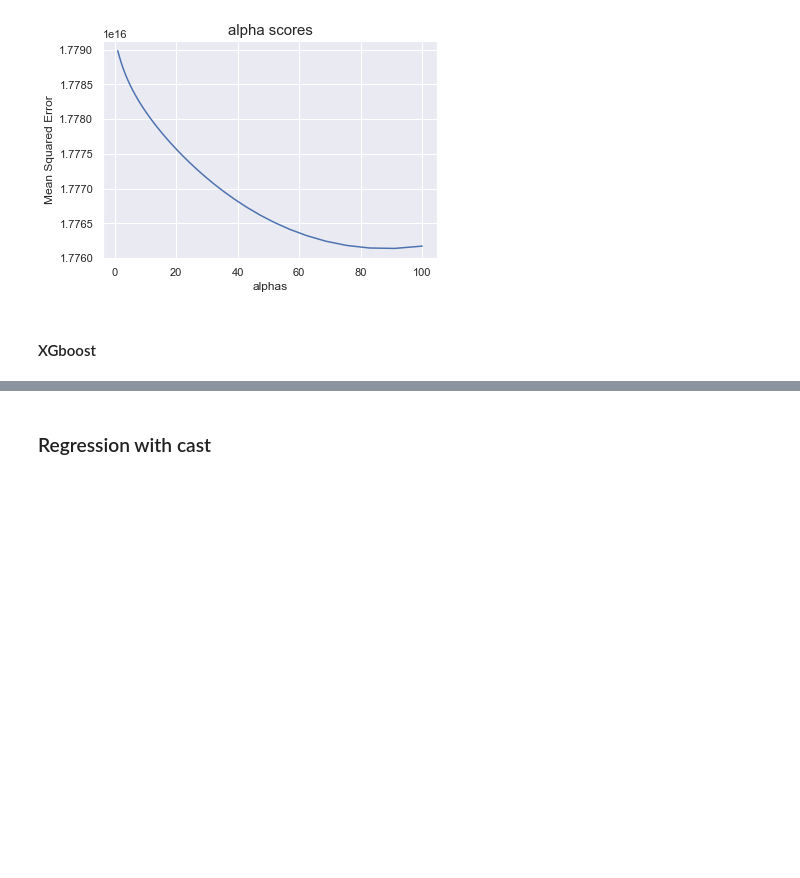
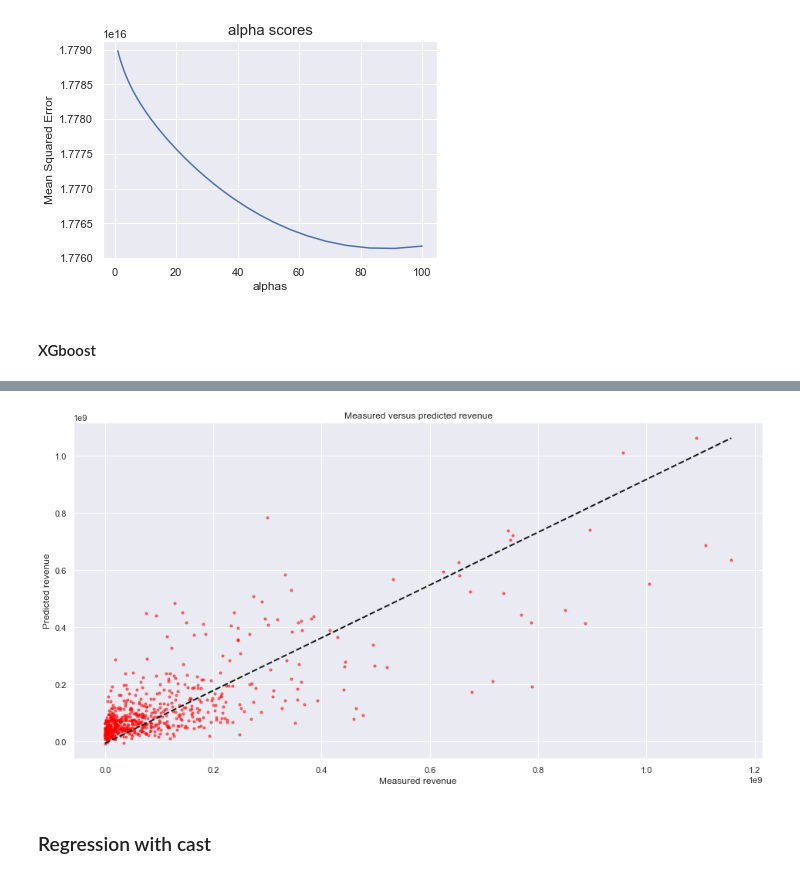
Before and after one commit to ridhachahed/Project-TMDB-5000-Movie-Dataset, a Jupyter notebook: Untitled.ipynb, the cells around one changed output, grey strips where cells are left out. Saved outputs shown, nothing was run; the diff lists cells and outputs as text; code cells hidden in the pictures; blank space fills up the shorter version.

```diff
--- a/Untitled.ipynb
+++ b/Untitled.ipynb
@@ -1599,0 +1618,10 @@ plt.show()
+# %%
+fig, ax = plt.subplots(figsize=(16,8))
+ax.scatter(y_test, y_pred,alpha=0.5,s=10,c="red")
+ax.plot([y_test.min(), y_test.max()], [y_pred.min(), y_pred.max()], 'k--', lw=2)
+ax.set_xlabel('Measured revenue')
+ax.set_ylabel('Predicted revenue')
+plt.title('Measured versus predicted revenue')
+plt.show()
+# %% [output]
+[figure, added]
```
Also changed, not shown: parts of 108 cells of this notebook.
